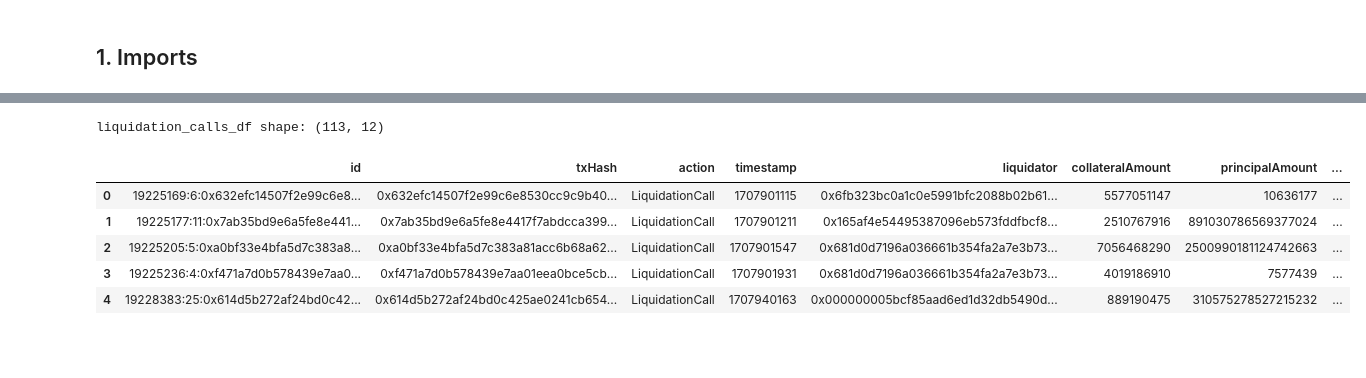
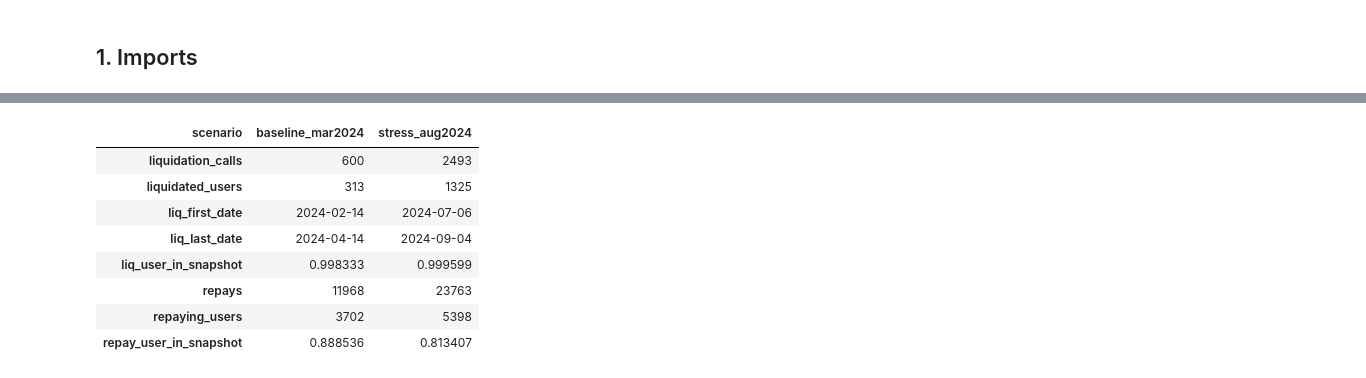
Before and after one commit to mendez-facundo/aave-urp-model, a Jupyter notebook: notebooks/02_markov_calibration.ipynb, the cells around one changed output, grey strips where cells are left out. Saved outputs shown, nothing was run; the diff lists cells and outputs as text; code cells hidden in the pictures; blank space fills up the shorter version.

```diff
--- a/notebooks/02_markov_calibration.ipynb
+++ b/notebooks/02_markov_calibration.ipynb
@@ -179,14 +300,68 @@ Each row is one `liquidationCall` event inside the 30-day baseline window.
 # %%
-liquidation_calls_df = pd.DataFrame(baseline_payload["liquidationCalls"])
+def load_events(scenario_dir: Path, scenario_key: str) -> tuple[pd.DataFrame, pd.DataFrame]:
+    """Read the liquidationCall and repay events of a scenario."""
+    events_dir = scenario_dir / "thegraph_events"
+    read_options = {"dtype": str, "keep_default_na": False}
+    liquidations = pd.read_csv(
+        events_dir / "liquidation_calls.csv",
+        usecols=["timestamp", "date", "user_id", "collateral_symbol", "principal_symbol"],
+        **read_options,
+    )
+    repays = pd.read_csv(
+        events_dir / "repays.csv",
+        usecols=["timestamp", "date", "user_id", "reserve_symbol", "use_a_tokens"],
+        **read_options,
+    )
+    for frame in (liquidations, repays):
+        frame["date"] = pd.to_datetime(frame["date"])
+        frame.insert(0, "scenario", scenario_key)
+    return liquidations, repays
 
-print(f"liquidation_calls_df shape: {liquidation_calls_df.shape}")
-display(liquidation_calls_df.head())
-liquidation_calls_df.info()
+
+liquidation_parts, repay_parts = [], []
+for scenario_key, scenario_label in SCENARIO_KEYS:
+    liquidations_s, repays_s = load_events(RAW_DATA_DIR / scenario_label, scenario_key)
+    liquidation_parts.append(liquidations_s)
+    repay_parts.append(repays_s)
+liquidation_calls = pd.concat(liquidation_parts, ignore_index=True)
+repays = pd.concat(repay_parts, ignore_index=True)
+
+
+def share_with_snapshot(events: pd.DataFrame, positions: pd.DataFrame) -> float:
+    """Share of events whose user appears in the snapshot of the event day or the day before."""
+    presence = positions[["user_id", "date"]].drop_duplicates().assign(present=True)
+    same_day = events[["user_id", "date"]].merge(presence, on=["user_id", "date"], how="left")["present"].notna()
+    previous = events[["user_id", "date"]].assign(date=events["date"] - pd.Timedelta(1, unit="D"))
+    day_before = previous.merge(presence, on=["user_id", "date"], how="left")["present"].notna()
+    return float((same_day.to_numpy() | day_before.to_numpy()).mean()) if len(events) else float("nan")
+
+
+event_records = []
+for scenario_key, scenario_label in SCENARIO_KEYS:
+    liq_s = liquidation_calls.loc[liquidation_calls["scenario"] == scenario_key]
+    rep_s = repays.loc[repays["scenario"] == scenario_key]
+    positions = positions_by_scenario[scenario_key]
+    event_records.append(
+        {
+            "scenario": scenario_label,
+            "liquidation_calls": len(liq_s),
+            "liquidated_users": liq_s["user_id"].nunique(),
+            "liq_first_date": liq_s["date"].min().date(),
+            "liq_last_date": liq_s["date"].max().date(),
+            "liq_user_in_snapshot": share_with_snapshot(liq_s, positions),
+            "repays": len(rep_s),
+            "repaying_users": rep_s["user_id"].nunique(),
+            "repay_user_in_snapshot": share_with_snapshot(rep_s, positions),
+        }
+    )
+display(pd.DataFrame(event_records).set_index("scenario").T)
 # %% [output]
-liquidation_calls_df shape: (113, 12)
-|  | id | txHash | action | timestamp | liquidator | collateralAmount | principalAmount | ... |
-| 0 | 19225169:6:0x632efc14507f2e99c6e8... | 0x632efc14507f2e99c6e8530cc9c9b40... | LiquidationCall | 1707901115 | 0x6fb323bc0a1c0e5991bfc2088b02b61... | 5577051147 | 10636177 | ... |
-| 1 | 19225177:11:0x7ab35bd9e6a5fe8e441... | 0x7ab35bd9e6a5fe8e4417f7abdcca399... | LiquidationCall | 1707901211 | 0x165af4e54495387096eb573fddfbcf8... | 2510767916 | 891030786569377024 | ... |
-| 2 | 19225205:5:0xa0bf33e4bfa5d7c383a8... | 0xa0bf33e4bfa5d7c383a81acc6b68a62... | LiquidationCall | 1707901547 | 0x681d0d7196a036661b354fa2a7e3b73... | 7056468290 | 2500990181124742663 | ... |
-| 3 | 19225236:4:0xf471a7d0b578439e7aa0... | 0xf471a7d0b578439e7aa01eea0bce5cb... | LiquidationCall | 1707901931 | 0x681d0d7196a036661b354fa2a7e3b73... | 4019186910 | 7577439 | ... |
-| 4 | 19228383:25:0x614d5b272af24bd0c42... | 0x614d5b272af24bd0c425ae0241cb654... | LiquidationCall | 1707940163 | 0x000000005bcf85aad6ed1d32db5490d... | 889190475 | 310575278527215232 | ... |
+| scenario | baseline_mar2024 | stress_aug2024 |
+| liquidation_calls | 600 | 2493 |
+| liquidated_users | 313 | 1325 |
+| liq_first_date | 2024-02-14 | 2024-07-06 |
+| liq_last_date | 2024-04-14 | 2024-09-04 |
+| liq_user_in_snapshot | 0.998333 | 0.999599 |
+| repays | 11968 | 23763 |
+| repaying_users | 3702 | 5398 |
+| repay_user_in_snapshot | 0.888536 | 0.813407 |
```
Also changed, not shown: parts of 51 cells of this notebook, 2 other files.
